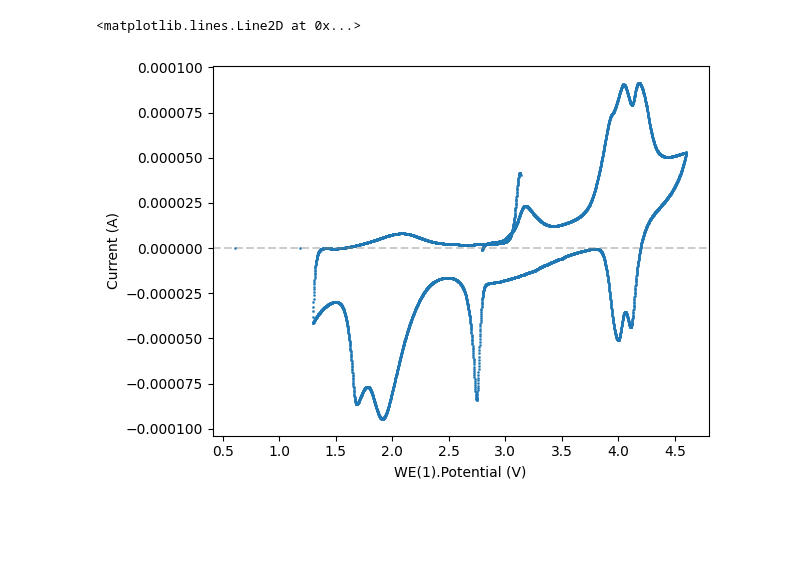
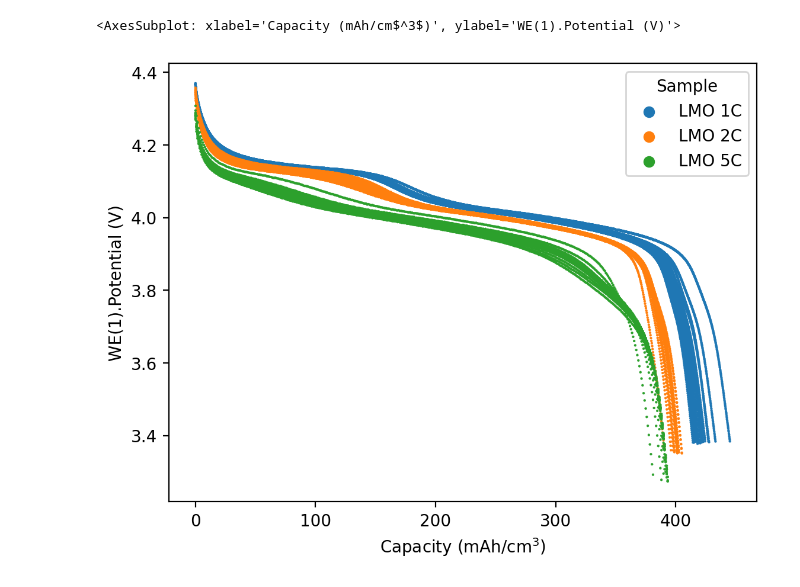
Before and after one commit to ridcil/Code, a Jupyter notebook: 2024/24LSB01.ipynb, the cells around one changed output. Cells and saved outputs as stored; diff of their text form; code cells hidden in the pictures; blank space fills up the shorter version.

```diff
--- a/2024/24LSB01.ipynb
+++ b/2024/24LSB01.ipynb
@@ -142,6 +142,7 @@ def cc(path, area, thickness, sample):
             df['CV'] = 'Initial'
         else:
             df['CV'] = 'Final'
+        df['Sample'] = sample
         cv_df = pd.concat([cv_df, df], ignore_index=True)
 
     lithiation = pd.DataFrame()
@@ -159,6 +160,7 @@ def cc(path, area, thickness, sample):
             df['Set'] = set
             df['Cycle'] = cyc
             df['Capacity (mAh/cm$^3$)'] = -df['WE(1).Charge (C)'] /3.6 / (area * 1e-7 * thickness)
+            df['Sample'] = sample
             lithiation = pd.concat([lithiation, df], ignore_index=True)
             cyc += 1
         set += 1
@@ -174,6 +176,7 @@ def cc(path, area, thickness, sample):
             df['Set'] = set
             df['Cycle'] = cyc
             df['Capacity (mAh/cm$^3$)'] = df['WE(1).Charge (C)'] /3.6 / (area * 1e-7 * thickness)
+            df['Sample'] = sample
             delithiation = pd.concat([delithiation, df], ignore_index=True)
             cyc += 1
         set += 1
@@ -236,3 +239,11 @@ results = cc(path, area, thickness, sample)
 color_map = "Oranges"
 # cv_plot(results[0], color_map, 100)
 # cc_plot(results, color_map, 100)
+# %%
+# STD_02_2 New sample after blowing up to 5V
+path = r'C:\Users\lopezb41\OneDrive - imec\Documents\Experiments\Data\Electrochemical\24LSB01\STD_02_2'
+setup_files(path)
+area = np.pi
+thickness = 90
+sample = 'LMO 1C'
+std02_1C = cc(path, area, thickness, sample)
@@ -239,8 +280,10 @@ color_map = "Oranges"
 # %%
-path = r'C:\Users\lopezb41\OneDrive - imec\Documents\Experiments\Data\Electrochemical\24LSB01\STD_02_2'
+# STD_02_2C
+
+path = r'C:\Users\lopezb41\OneDrive - imec\Documents\Experiments\Data\Electrochemical\24LSB01\STD02_2C'
 setup_files(path)
 area = np.pi
 thickness = 90
-sample = 'STD_02_2'
-std02_2 = cc(path, area, thickness, sample)
+sample = 'LMO 2C'
+std02_2c = cc(path, area, thickness, sample)
 # %%
@@ -282,0 +291,9 @@ capacity_cv(df_a, area, thickness, 2900, 4000)
+# %%
+# STD_02_5C
+
+path = r'C:\Users\lopezb41\OneDrive - imec\Documents\Experiments\Data\Electrochemical\24LSB01\STD_02_5C'
+setup_files(path)
+area = np.pi
+thickness = 90
+sample = 'LMO 5C'
+std02_5c = cc(path, area, thickness, sample)
@@ -283,3 +303,15 @@ capacity_cv(df_a, area, thickness, 2900, 4000)
+# %%
+# Compile 1C, 2C and 5C
+results = [std02_1C, std02_2c, std02_5c]
+results_df = pd.DataFrame()
+for i in results:
+    results_df = pd.concat([results_df, i[1]], ignore_index = True)
+fig, ax = plt.subplots(dpi = 200)
+
+sns.scatterplot(data = results_df, x = 'Capacity (mAh/cm$^3$)', y = 'WE(1).Potential (V)', hue = 'Sample', edgecolor = None, s = 2)
+# %% [output]
+<AxesSubplot: xlabel='Capacity (mAh/cm$^3$)', ylabel='WE(1).Potential (V)'>
+[figure, added]
 # %%
 
 
@@ -289,14 +321,11 @@ capacity_cv(df_a, area, thickness, 2900, 4000)
 
 # plt.xlim(0, 5200)
 
-fig, ax = plt.subplots(dpi = 100)
-ci = 0
-cf = 6500
-sns.scatterplot(x = df['WE(1).Potential (V)'][ci:cf], y = df[col_cv[1]][ci:cf], edgecolor = None, s = 3)
-ax.axhline(y = 0, color = 'gray', linestyle = '--', alpha = 0.4)
+# fig, ax = plt.subplots(dpi = 100)
+# ci = 0
+# cf = 6500
+# sns.scatterplot(x = df['WE(1).Potential (V)'][ci:cf], y = df[col_cv[1]][ci:cf], edgecolor = None, s = 3)
+# ax.axhline(y = 0, color = 'gray', linestyle = '--', alpha = 0.4)
-# %% [output]
-<matplotlib.lines.Line2D at 0x...>
-[figure, removed]
 # %%
 # # STD
 # path = r'C:\Users\lopezb41\OneDrive - imec\Documents\Experiments\Data\Electrochemical\24LSB01\STD'
```
Also changed, not shown: parts of 7 cells of this notebook, 2 other files.
